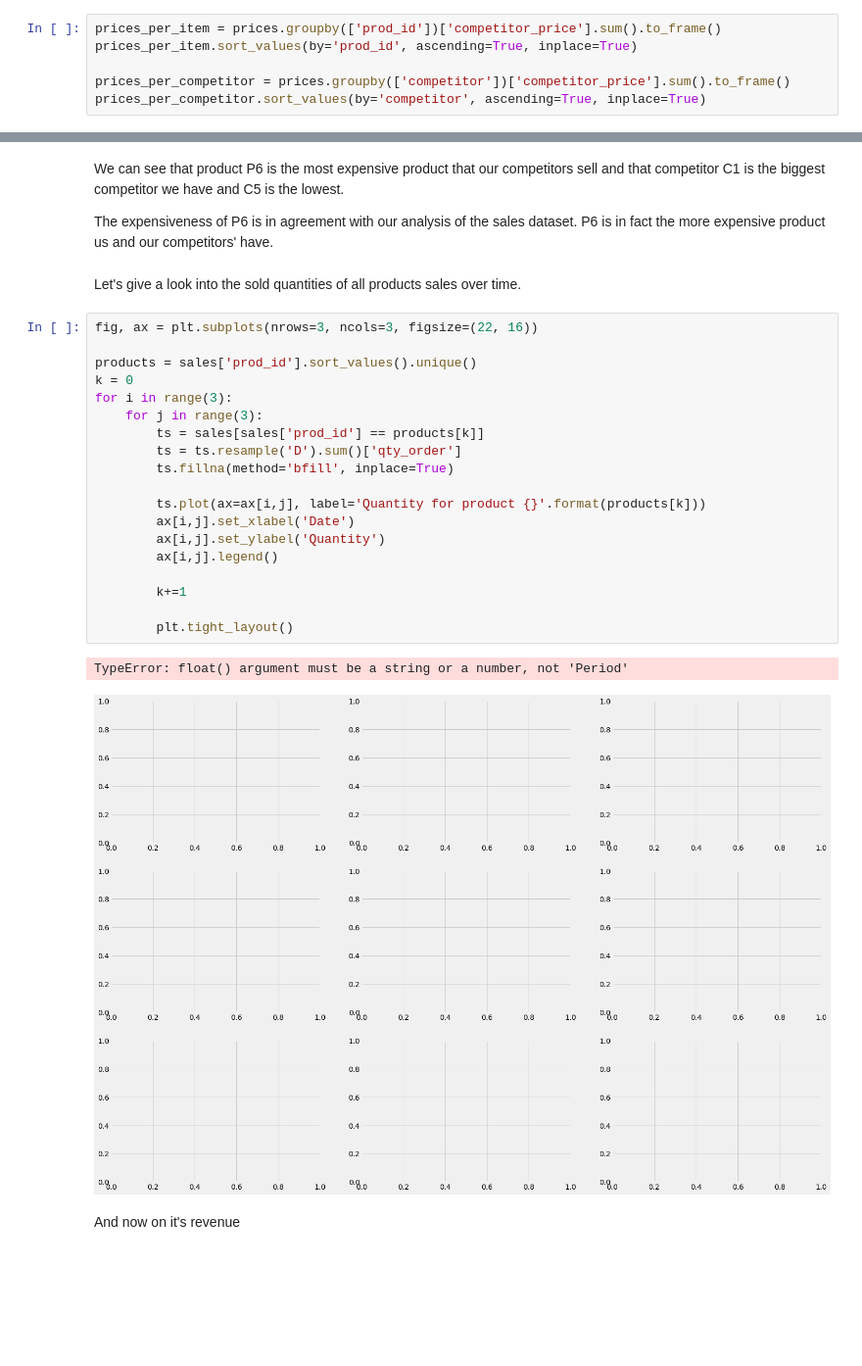
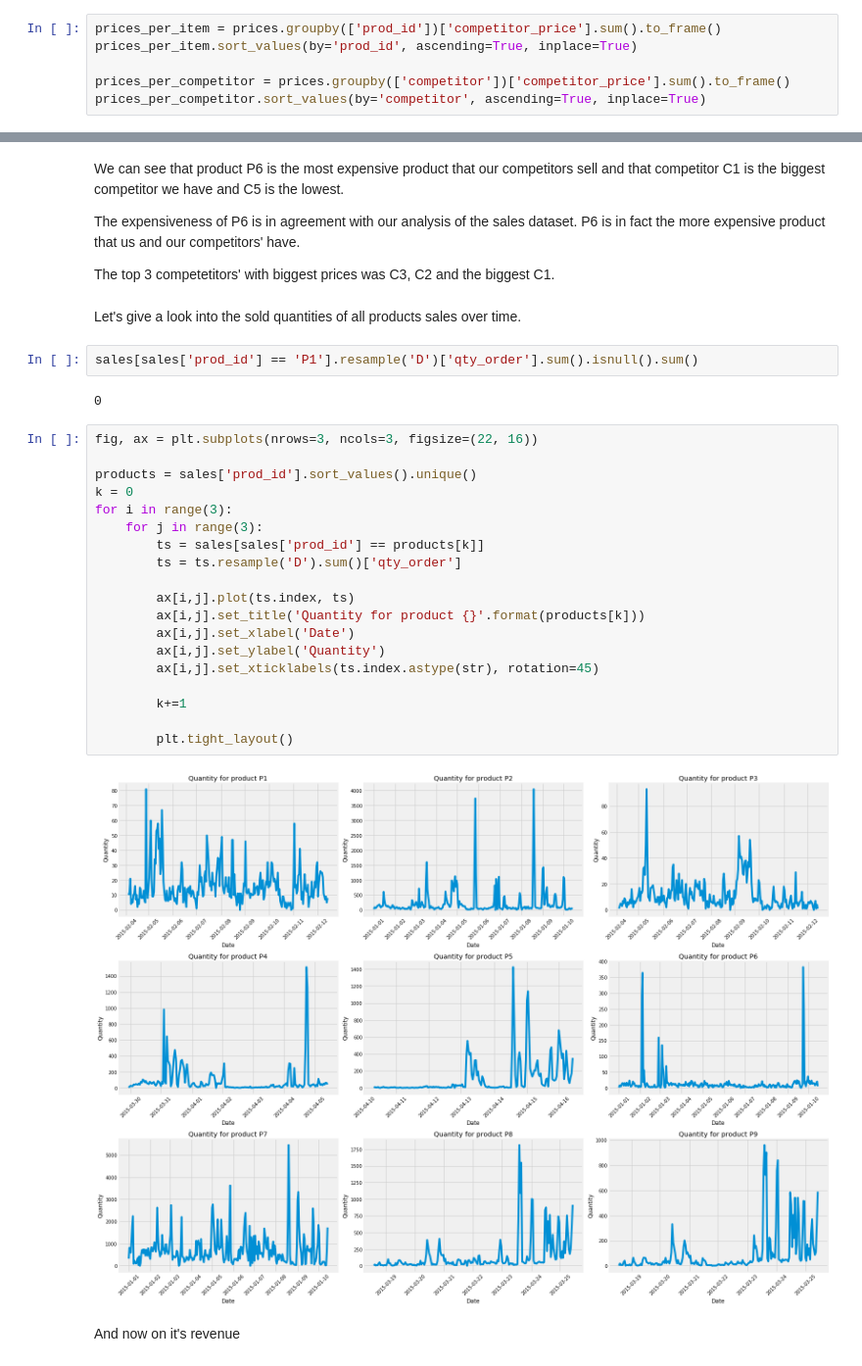
Before and after one commit to oliveirabruno92/Sales-Forecast, a Jupyter notebook: Analysis/Analysis.ipynb, the cells around one changed output, grey strips where cells are left out. Shown at 98% size. Cells and saved outputs as stored; diff of their text form; blank space fills up the shorter version.

Commit message:
update on analysis

```diff
--- a/Analysis/Analysis.ipynb
+++ b/Analysis/Analysis.ipynb
@@ -252,31 +287,36 @@ plt.tight_layout();
 # %% [markdown]
 We can see that product P6 is the most expensive product that our competitors sell and that competitor C1 is the biggest competitor we have and C5 is the lowest.
 
-The expensiveness of P6 is in agreement with our analysis of the sales dataset. P6 is in fact the more expensive product us and our competitors' have.
+The expensiveness of P6 is in agreement with our analysis of the sales dataset. P6 is in fact the more expensive product that us and our competitors' have.
+
+The top 3 competetitors' with biggest prices was C3, C2 and the biggest C1.
 # %% [markdown]
 Let's give a look into the sold quantities of all products sales over time.
+# %%
+sales[sales['prod_id'] == 'P1'].resample('D')['qty_order'].sum().isnull().sum()
+# %% [output]
+0
 # %%
 fig, ax = plt.subplots(nrows=3, ncols=3, figsize=(22, 16))
 
 products = sales['prod_id'].sort_values().unique()
 k = 0
 for i in range(3):
     for j in range(3):
         ts = sales[sales['prod_id'] == products[k]]
         ts = ts.resample('D').sum()['qty_order']
-        ts.fillna(method='bfill', inplace=True)
 
-        ts.plot(ax=ax[i,j], label='Quantity for product {}'.format(products[k]))
+        ax[i,j].plot(ts.index, ts)
+        ax[i,j].set_title('Quantity for product {}'.format(products[k]))
         ax[i,j].set_xlabel('Date')
         ax[i,j].set_ylabel('Quantity')
-        ax[i,j].legend()
+        ax[i,j].set_xticklabels(ts.index.astype(str), rotation=45)
 
         k+=1
 
         plt.tight_layout()
 # %% [output]
-TypeError: float() argument must be a string or a number, not 'Period'
-[figure, old version]
+[figure, new version]
 # %% [markdown]
 And now on it's revenue
 # %%
```
Also changed, not shown: parts of 36 cells of this notebook, 1 other file.
